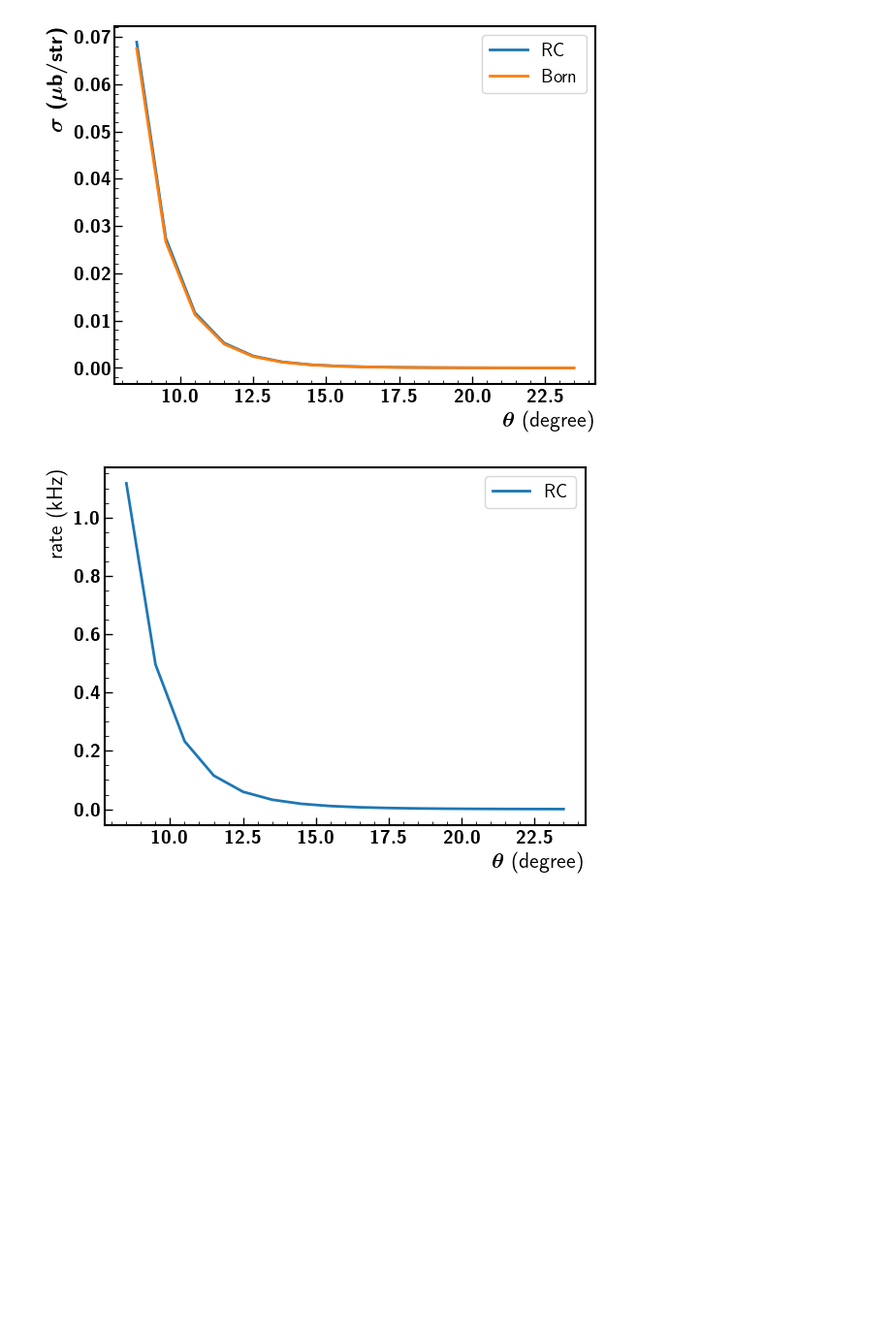
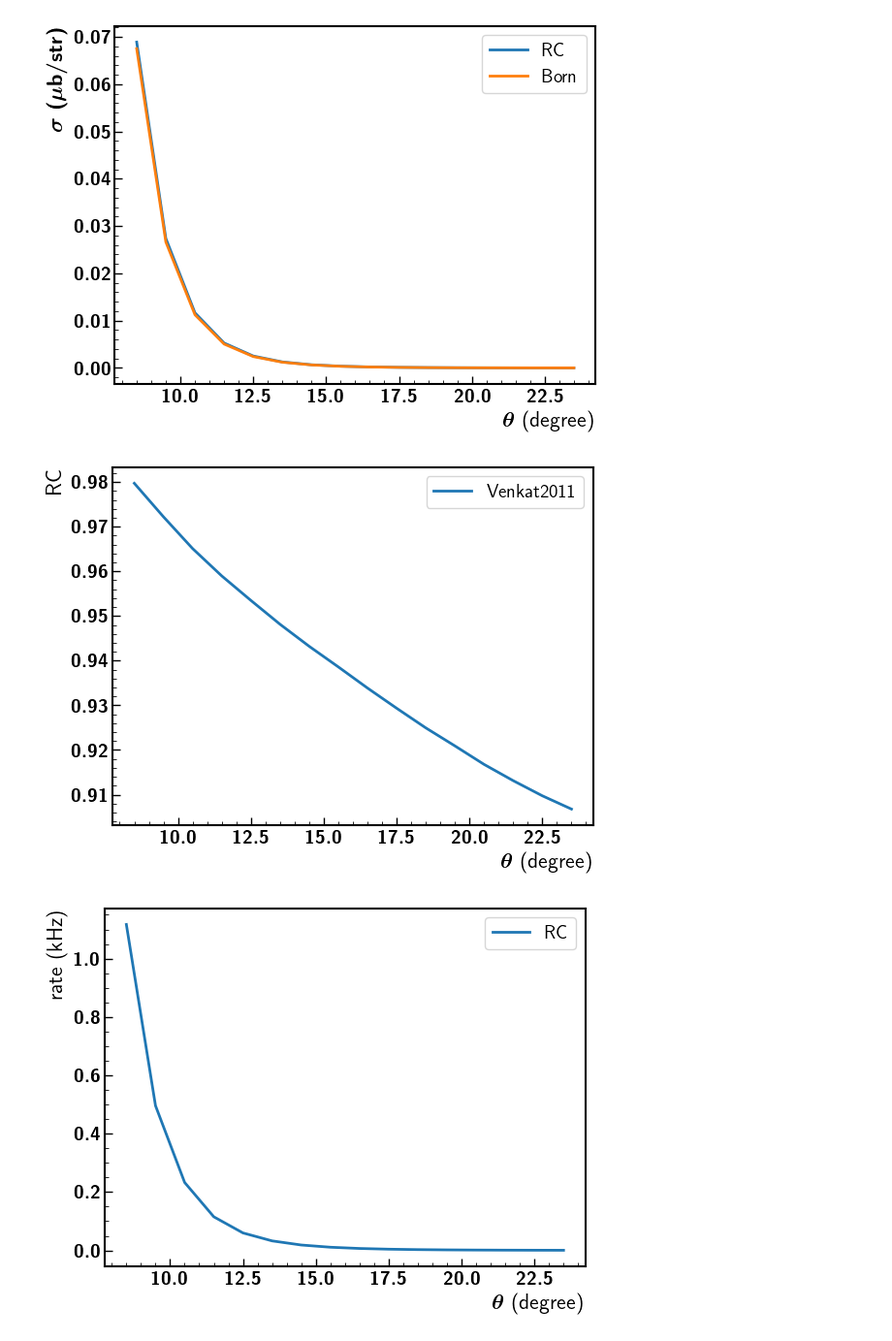
Before and after one commit to Mengzhendada/compare, a Jupyter notebook: Unpol_elastic.ipynb, the cells around one changed output. Shown at 97% size. Cells and saved outputs as stored; diff of their text form; code cells hidden in the pictures; blank space fills up the shorter version.

```diff
--- a/Unpol_elastic.ipynb
+++ b/Unpol_elastic.ipynb
@@ -60,5 +106,19 @@ plt.savefig('../Proposals/Unpol_proposal/elastic_ep/Xs_theta_full.pdf')
 # %% [output]
 [figure]
+# %%
+theta_rc = (df_rc_8['theta_min_deg'].astype(float)+df_rc_8['theta_max_deg'].astype(float))/2
+xs = (df_rc_8['xs_mubperstr'].astype(float))
+
+theta_born = (df_born_8['theta_min_deg'].astype(float)+df_born_8['theta_max_deg'].astype(float))/2
+xs_born = (df_born_8['xs_mubperstr'].astype(float))
+
+plt.plot(theta_born,xs_born/xs,label='Venkat2011')
+plt.legend()
+plt.xlabel(r'$\theta$ (degree)')
+plt.ylabel(r'RC')
+plt.savefig('../Proposals/Unpol_proposal/elastic_ep/RC_theta_Venkat.pdf')
+# %% [output]
+[figure, added]
 # %%
 fig = plt.figure()
 ax = fig.add_subplot()
```
Also changed, not shown: parts of 6 cells of this notebook, 2 other files.
